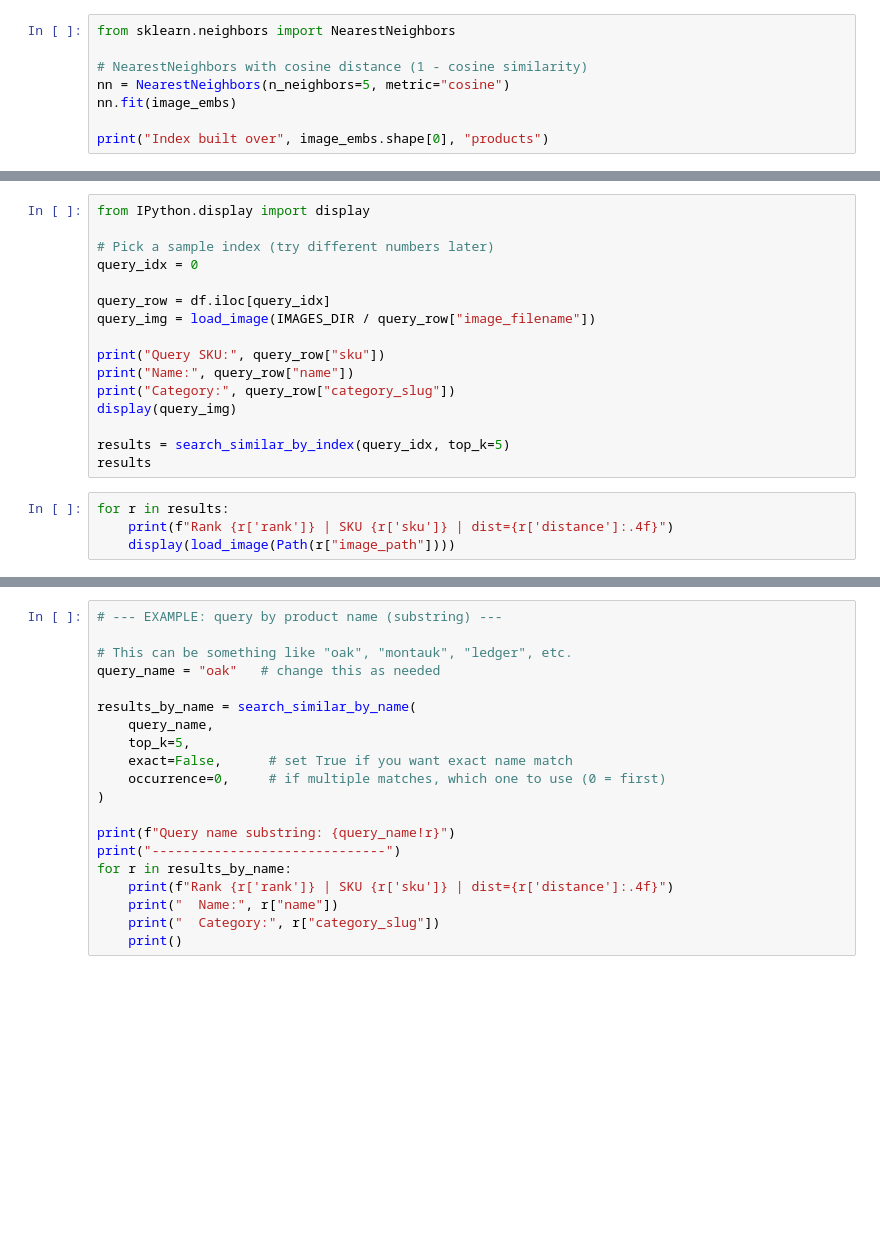
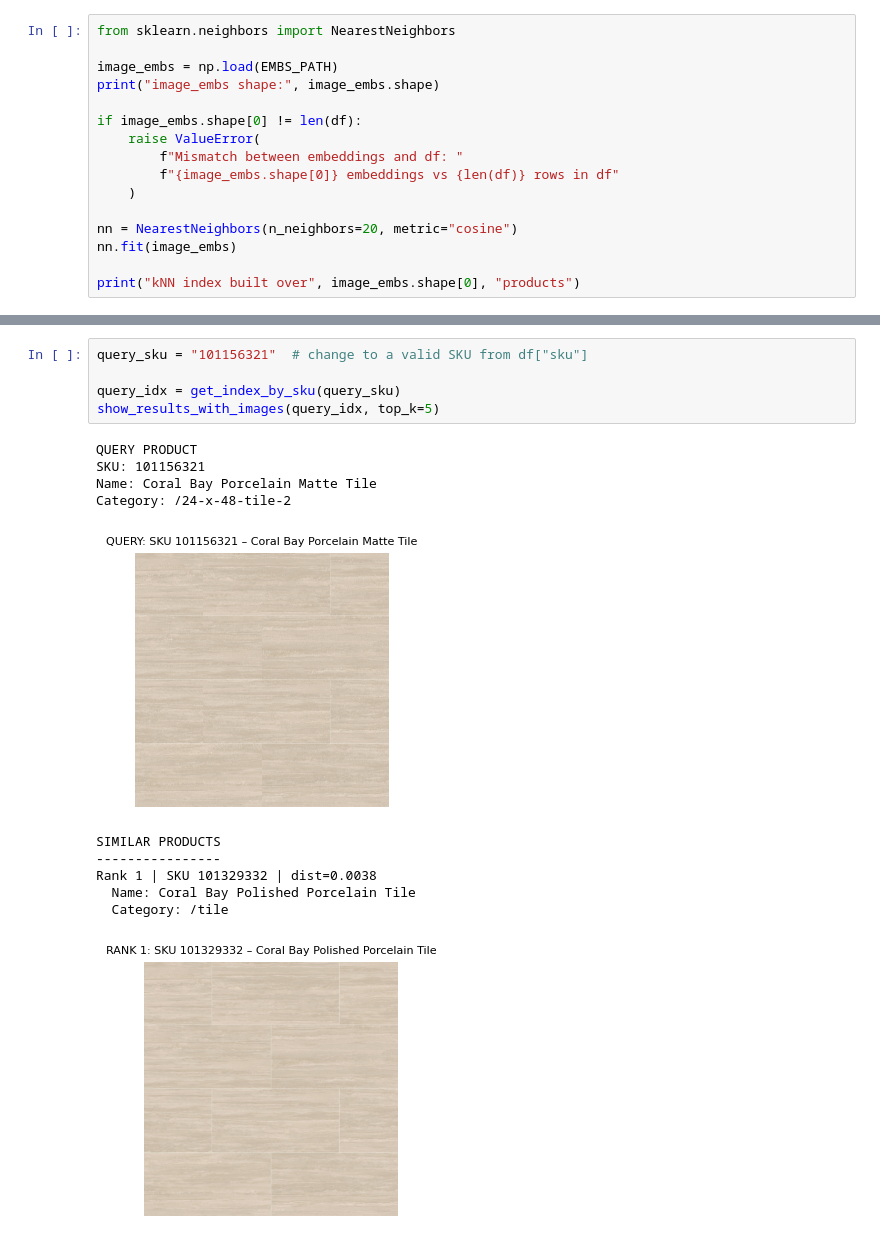
Before and after one commit to jf-labs/Mat-Vis-Net, a Jupyter notebook: notebooks/01_embeddings_and_knn.ipynb, the cells around one changed output, grey strips where cells are left out. Cells and saved outputs as stored; diff of their text form; blank space fills up the shorter version.

```diff
--- a/notebooks/01_embeddings_and_knn.ipynb
+++ b/notebooks/01_embeddings_and_knn.ipynb
@@ -181,8 +46,16 @@ print("image_embs shape:", image_embs.shape)
 # %%
 from sklearn.neighbors import NearestNeighbors
 
-# NearestNeighbors with cosine distance (1 - cosine similarity)
-nn = NearestNeighbors(n_neighbors=5, metric="cosine")
+image_embs = np.load(EMBS_PATH)
+print("image_embs shape:", image_embs.shape)
+
+if image_embs.shape[0] != len(df):
+    raise ValueError(
+        f"Mismatch between embeddings and df: "
+        f"{image_embs.shape[0]} embeddings vs {len(df)} rows in df"
+    )
+
+nn = NearestNeighbors(n_neighbors=20, metric="cosine")
 nn.fit(image_embs)
 
-print("Index built over", image_embs.shape[0], "products")
+print("kNN index built over", image_embs.shape[0], "products")
@@ -284,20 +64,0 @@ def search_similar_by_index(query_idx, top_k=5):
-# %%
-from IPython.display import display
-
-# Pick a sample index (try different numbers later)
-query_idx = 0
-
-query_row = df.iloc[query_idx]
-query_img = load_image(IMAGES_DIR / query_row["image_filename"])
-
-print("Query SKU:", query_row["sku"])
-print("Name:", query_row["name"])
-print("Category:", query_row["category_slug"])
-display(query_img)
-
-results = search_similar_by_index(query_idx, top_k=5)
-results
-# %%
-for r in results:
-    print(f"Rank {r['rank']} | SKU {r['sku']} | dist={r['distance']:.4f}")
-    display(load_image(Path(r["image_path"])))
@@ -494,20 +221,17 @@ for r in results:
-# %%
-# --- EXAMPLE: query by product name (substring) ---
-
-# This can be something like "oak", "montauk", "ledger", etc.
-query_name = "oak"   # change this as needed
-
-results_by_name = search_similar_by_name(
-    query_name,
-    top_k=5,
-    exact=False,      # set True if you want exact name match
-    occurrence=0,     # if multiple matches, which one to use (0 = first)
-)
-
-print(f"Query name substring: {query_name!r}")
-print("------------------------------")
-for r in results_by_name:
-    print(f"Rank {r['rank']} | SKU {r['sku']} | dist={r['distance']:.4f}")
-    print("  Name:", r["name"])
-    print("  Category:", r["category_slug"])
-    print()
+# %%
+query_sku = "101156321"  # change to a valid SKU from df["sku"]
+
+query_idx = get_index_by_sku(query_sku)
+show_results_with_images(query_idx, top_k=5)
+# %% [output]
+QUERY PRODUCT
+SKU: 101156321
+Name: Coral Bay Porcelain Matte Tile
+Category: /24-x-48-tile-2
+[figure, added]
+SIMILAR PRODUCTS
+----------------
+Rank 1 | SKU 101329332 | dist=0.0038
+  Name: Coral Bay Polished Porcelain Tile
+  Category: /tile
+[figure, added]
```
Also changed, not shown: parts of 15 cells of this notebook, 1 other file.
